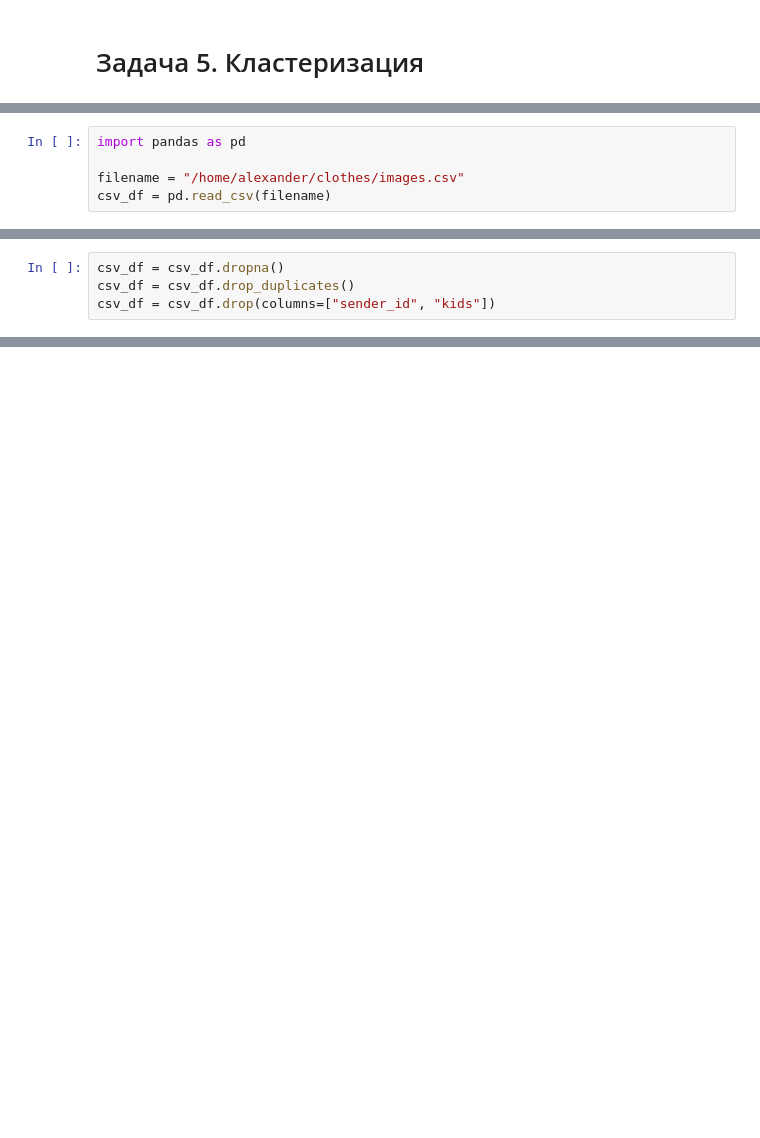
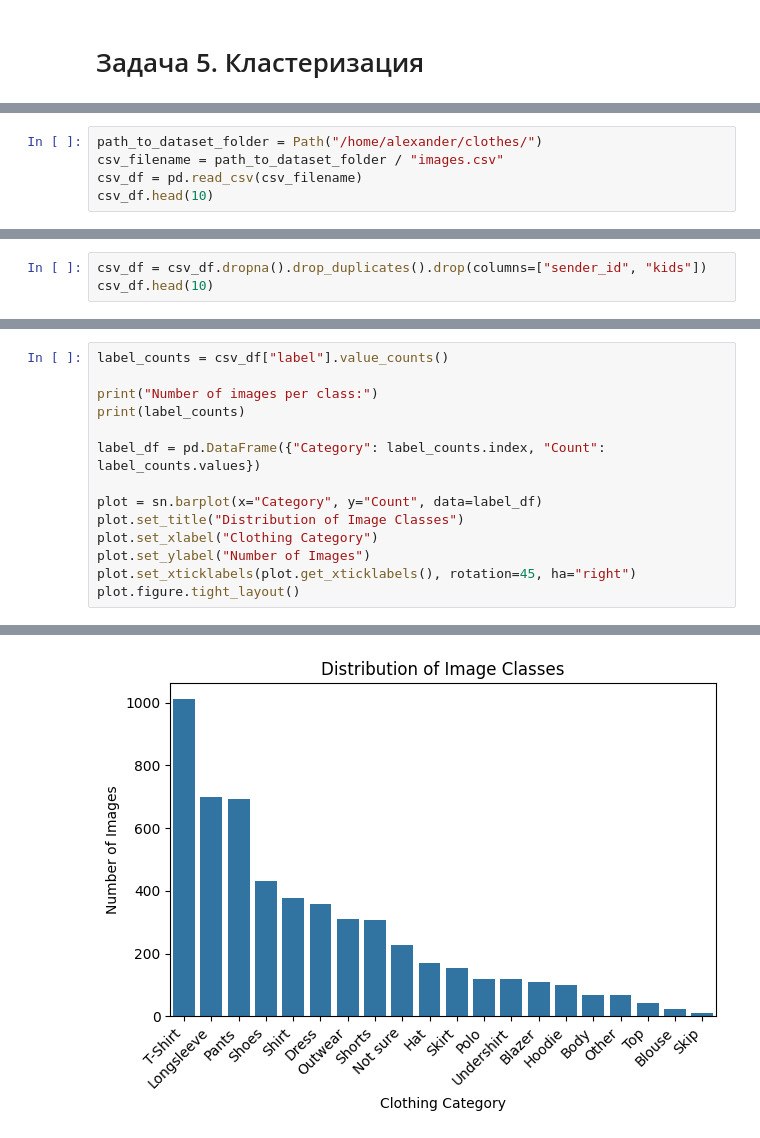
Before and after one commit to AlexShmak/ml-course, a Jupyter notebook: howework/task5.ipynb, the cells around one changed output, grey strips where cells are left out. Drawn from its saved outputs; the diff is of its cells as text; blank space fills up the shorter version.

```diff
--- a/howework/task5.ipynb
+++ b/howework/task5.ipynb
@@ -21,5 +28,5 @@ from sklearn.cluster import AffinityPropagation
 # %%
-import pandas as pd
-
-filename = "/home/alexander/clothes/images.csv"
-csv_df = pd.read_csv(filename)
+path_to_dataset_folder = Path("/home/alexander/clothes/")
+csv_filename = path_to_dataset_folder / "images.csv"
+csv_df = pd.read_csv(csv_filename)
+csv_df.head(10)
@@ -42,4 +51,3 @@ csv_df
 # %%
-csv_df = csv_df.dropna()
-csv_df = csv_df.drop_duplicates()
-csv_df = csv_df.drop(columns=["sender_id", "kids"])
+csv_df = csv_df.dropna().drop_duplicates().drop(columns=["sender_id", "kids"])
+csv_df.head(10)
@@ -61,0 +160,15 @@ csv_df
+# %%
+label_counts = csv_df["label"].value_counts()
+
+print("Number of images per class:")
+print(label_counts)
+
+label_df = pd.DataFrame({"Category": label_counts.index, "Count": label_counts.values})
+
+plot = sn.barplot(x="Category", y="Count", data=label_df)
+plot.set_title("Distribution of Image Classes")
+plot.set_xlabel("Clothing Category")
+plot.set_ylabel("Number of Images")
+plot.set_xticklabels(plot.get_xticklabels(), rotation=45, ha="right")
+plot.figure.tight_layout()
+# %% [output]
@@ -61,0 +192 @@ csv_df
+[figure, added]
```
Also changed, not shown: parts of 33 cells of this notebook.
